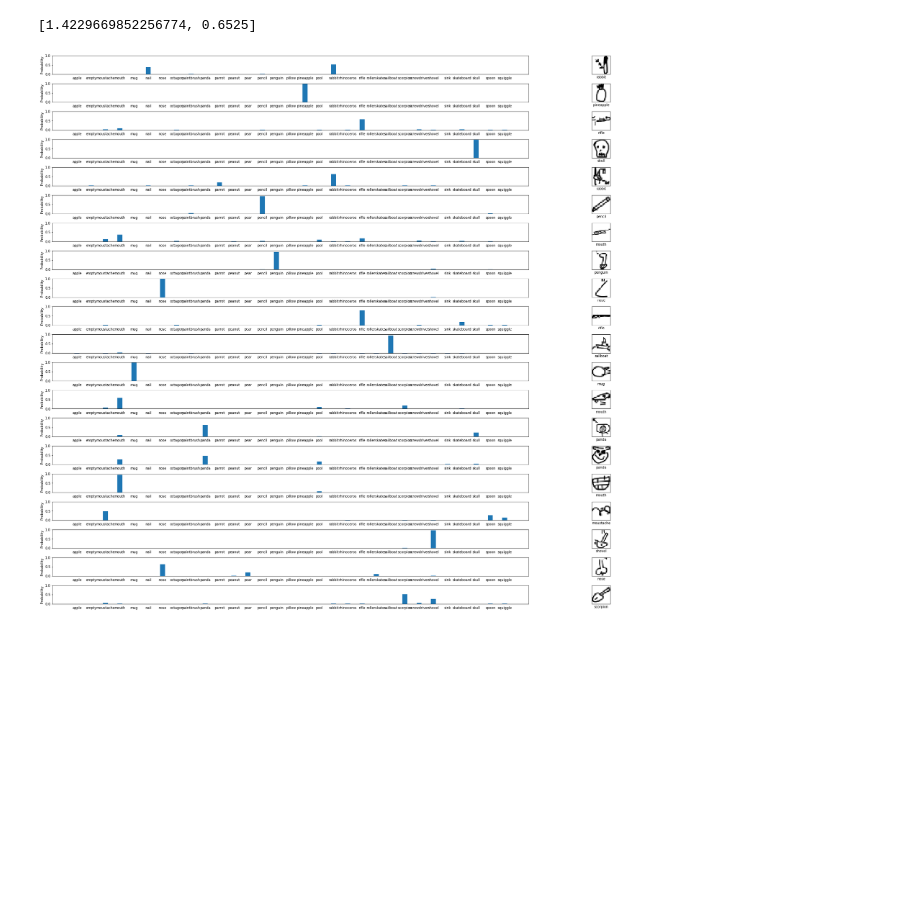
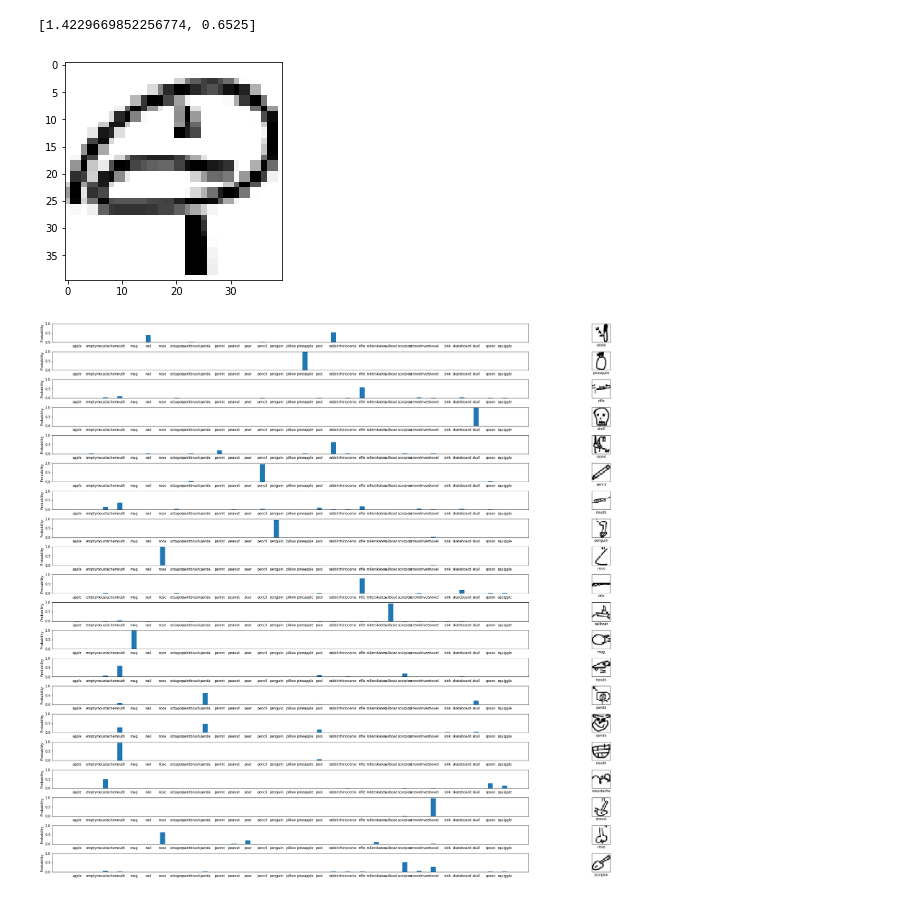
Before and after one commit to pierreTklein/robust2notation, a Jupyter notebook: CNN.ipynb, the cells around one changed output. Cells and saved outputs as stored; diff of their text form; code cells hidden in the pictures; blank space fills up the shorter version.

```diff
--- a/CNN.ipynb
+++ b/CNN.ipynb
@@ -534,3 +534,8 @@ kaggle_predictions_1 = model.predict(X_kaggle_1)
+# %%
+plt.imshow(X_kaggle_1[984].reshape(40,40), cmap='gray_r')
+plt.show()
+# %% [output]
+[figure, added]
 # %%
 visualizePredictions(preprocessed_kaggle_1,kaggle_predictions_1, 10, 30)
 # %% [output]
```
Also changed, not shown: parts of 1 cell of this notebook, 3 other files.
